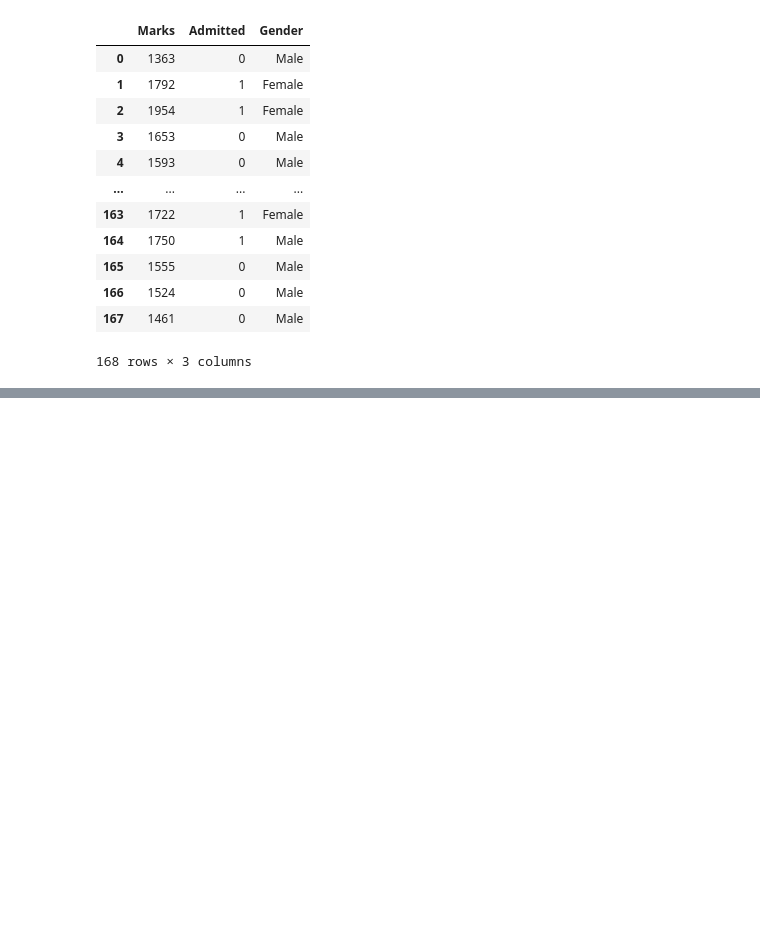
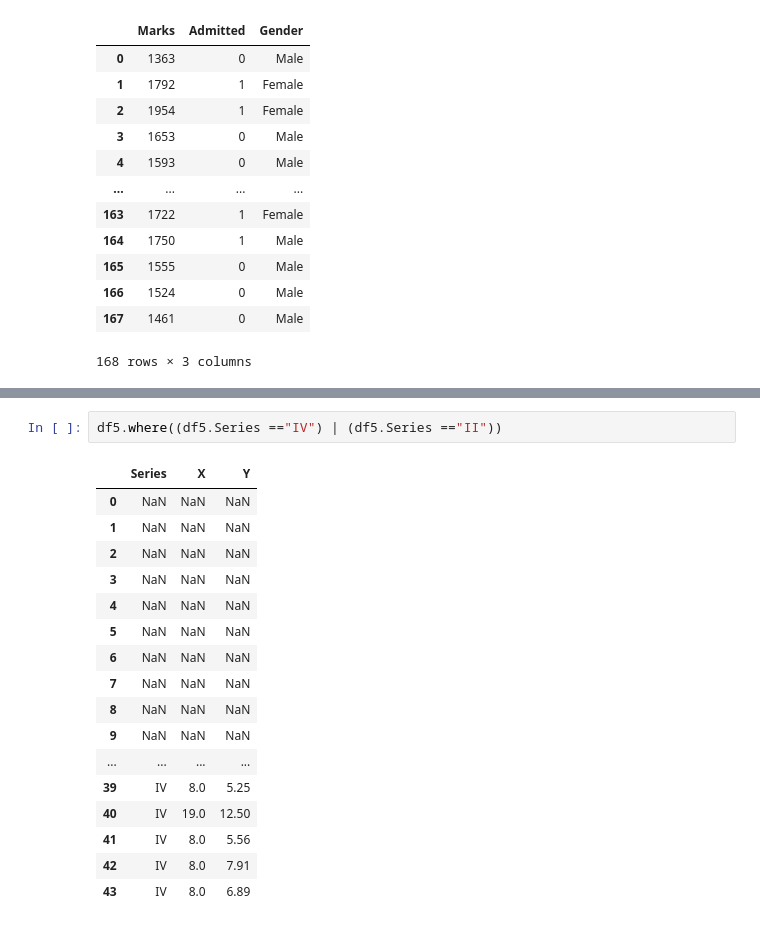
Before and after one commit to sithart/Datascience, a Jupyter notebook: week_7_Pandas.ipynb, the cells around one changed output, grey strips where cells are left out. Cells and saved outputs as stored; diff of their text form; blank space fills up the shorter version.

```diff
--- a/week_7_Pandas.ipynb
+++ b/week_7_Pandas.ipynb
@@ -272,0 +343,20 @@ df3
+# %%
+df5.where((df5.Series =="IV") | (df5.Series =="II"))
+# %% [output]
+|  | Series | X | Y |
+| 0 | NaN | NaN | NaN |
+| 1 | NaN | NaN | NaN |
+| 2 | NaN | NaN | NaN |
+| 3 | NaN | NaN | NaN |
+| 4 | NaN | NaN | NaN |
+| 5 | NaN | NaN | NaN |
+| 6 | NaN | NaN | NaN |
+| 7 | NaN | NaN | NaN |
+| 8 | NaN | NaN | NaN |
+| 9 | NaN | NaN | NaN |
+| ... | ... | ... | ... |
+| 39 | IV | 8.0 | 5.25 |
+| 40 | IV | 19.0 | 12.50 |
+| 41 | IV | 8.0 | 5.56 |
+| 42 | IV | 8.0 | 7.91 |
+| 43 | IV | 8.0 | 6.89 |
```
Also changed, not shown: parts of 22 cells of this notebook, 3 other files.
